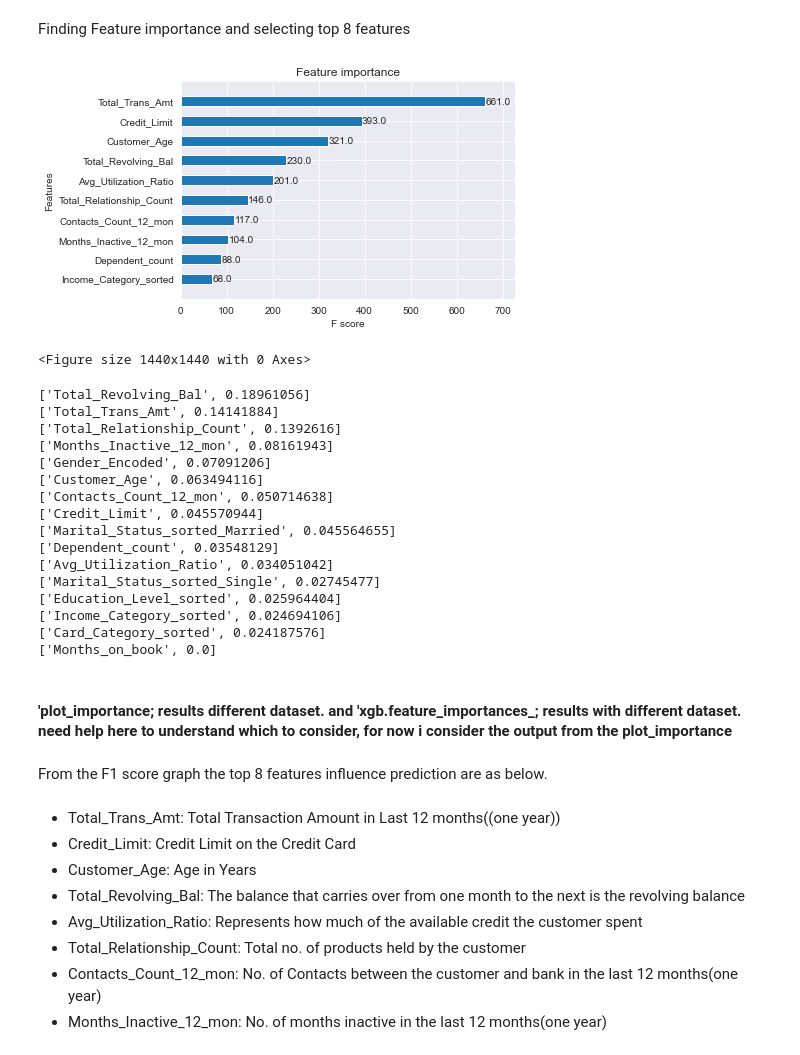
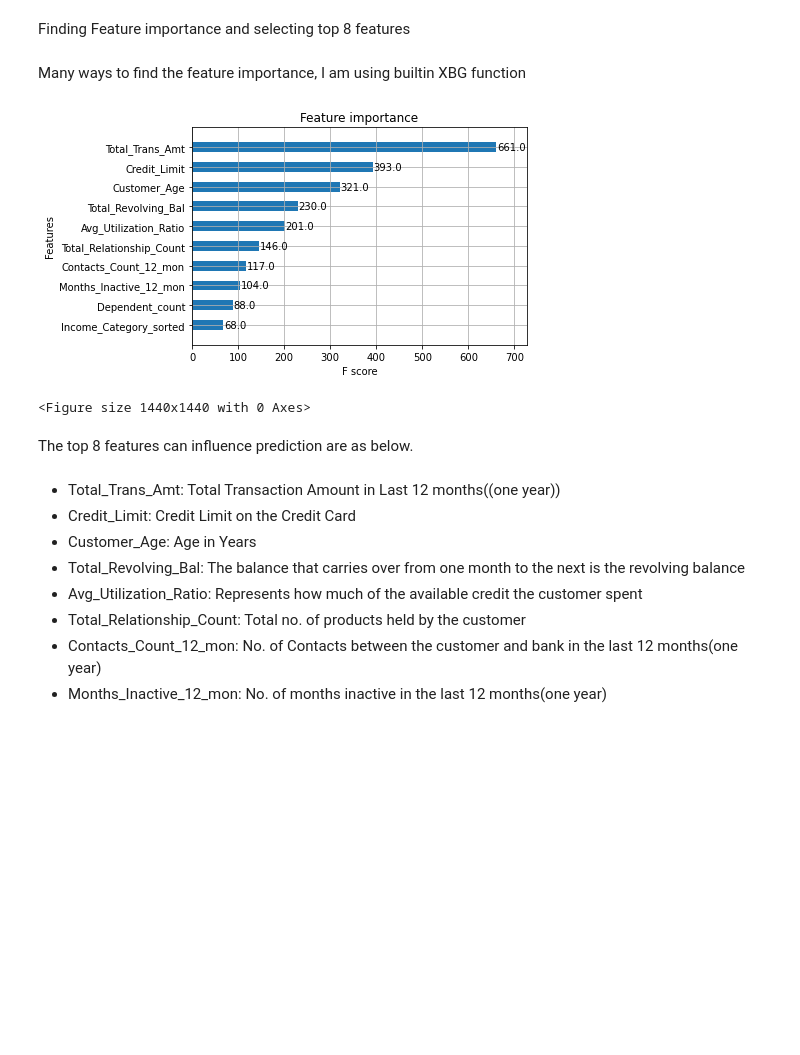
Before and after one commit to shaisid01/Data-Science, a Jupyter notebook: CapstoneProjects/Capstone 2/Notebooks/05_modeling.ipynb, the cells around one changed output. Drawn from its saved outputs; the diff is of its cells as text; code cells hidden in the pictures; blank space fills up the shorter version.

```diff
--- a/CapstoneProjects/Capstone 2/Notebooks/05_modeling.ipynb
+++ b/CapstoneProjects/Capstone 2/Notebooks/05_modeling.ipynb
@@ -328,3 +274,0 @@ print(f" 2.5%:{cv_quantiles[0]:.3f},97.5%:{cv_quantiles[1]:.3f}")
-# %%
-sns.set_style("darkgrid")
-sns.histplot(cv_scores_lg, bins=10)
@@ -452,5 +274,0 @@ model_grid_lg.best_params_,model_grid_lg.best_score_
-# %%
-# Setting to the best combination of parameters
-lr_reg = model_grid_lg.best_estimator_
-# Fit the best algorithm to the data.
-lr_reg.fit(X_train, y_train)
@@ -480,3 +274,0 @@ print(f" 2.5%:{cv_quantiles[0]:.3f},97.5%:{cv_quantiles[1]:.3f}")
-# %%
-sns.set_style("darkgrid")
-sns.histplot(cv_scores_lg, bins=10)
@@ -668,0 +487,7 @@ Best Model is from XG Classifier with Score 94%
+# %%
+xgb_mod = XGBClassifier(use_label_encoder=False)
+xgb_mod.fit(X_train,y_train)
+y_pred_proba=xgb_mod.predict_proba(X_test)[:,1]
+y_pred_test = (y_pred_proba >=0.2).astype('int')
+title = classifier_name + ": Confusion matrix for test data"
+make_confusion_matrix_ROC(y_test,y_pred_test,title,score=True,y_class_report=False,ROC_AUC=False)
@@ -683,46 +526,30 @@ cols = ['Customer_Age', 'Credit_Limit', 'Total_Revolving_Bal',
 
 X_train = pd.DataFrame(X_train,columns=cols)
 X_test = pd.DataFrame(X_test,columns=cols)
+# %% [markdown]
+Many ways to find the feature importance, I am using builtin XBG function
 # %%
 #find top 8 feature using XGBoost
 
 from xgboost import XGBRegressor,plot_importance
 import matplotlib.pyplot as plt
 #xgb = XGBRegressor(n_estimators=100)
 xgb = XGBClassifier(booster="gbtree", verbosity=0, use_label_encoder=False,n_jobs=-1)
 xgb.fit(X_train, y_train)
 
 # from Builtin XGB
 plot_importance(xgb, max_num_features = 10,height=0.5)
 plt.figure(figsize=(20,20))
 plt.show()
 
-sorted_idx = np.argsort(xgb.feature_importances_)[::-1]
-for index in sorted_idx:
-    print([X_train.columns[index], xgb.feature_importances_[index]])
+#sorted_idx = np.argsort(xgb.feature_importances_)[::-1]
+#for index in sorted_idx:
+#   print([X_train.columns[index], xgb.feature_importances_[index]])
 # %% [output]
-[figure, old version]
+[figure, new version]
 <Figure size 1440x1440 with 0 Axes>
-['Total_Revolving_Bal', 0.18961056]
-['Total_Trans_Amt', 0.14141884]
-['Total_Relationship_Count', 0.1392616]
-['Months_Inactive_12_mon', 0.08161943]
-['Gender_Encoded', 0.07091206]
-['Customer_Age', 0.063494116]
-['Contacts_Count_12_mon', 0.050714638]
-['Credit_Limit', 0.045570944]
-['Marital_Status_sorted_Married', 0.045564655]
-['Dependent_count', 0.03548129]
-['Avg_Utilization_Ratio', 0.034051042]
-['Marital_Status_sorted_Single', 0.02745477]
-['Education_Level_sorted', 0.025964404]
-['Income_Category_sorted', 0.024694106]
-['Card_Category_sorted', 0.024187576]
-['Months_on_book', 0.0]
-# %% [markdown]
-#### 'plot_importance; results different dataset. and 'xgb.feature_importances_; results with different dataset. need help here to understand which to consider, for now i consider the output from the plot_importance
 # %% [markdown]
-From the F1 score graph the top 8 features influence prediction are as below.
+The top 8 features can influence prediction are as below.
 # %% [markdown]
 * Total_Trans_Amt: Total Transaction Amount in Last 12 months((one year))
 * Credit_Limit: Credit Limit on the Credit Card
```
Also changed, not shown: parts of 144 cells of this notebook.
